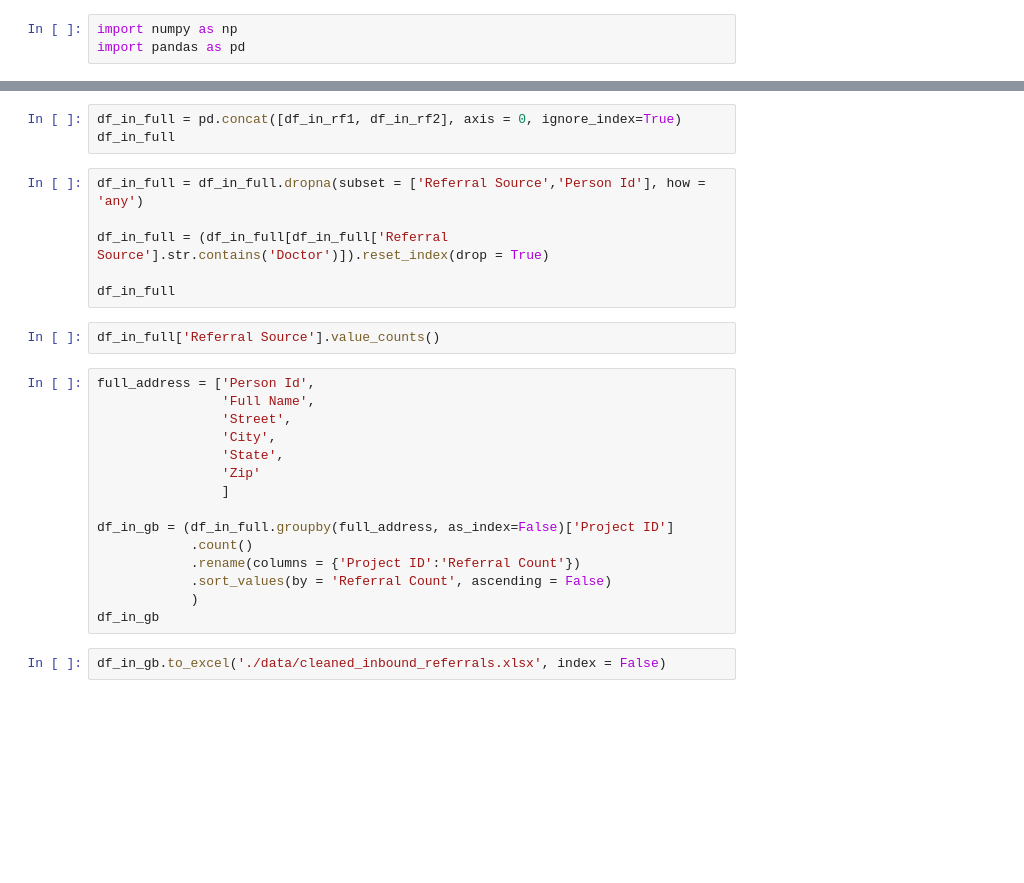
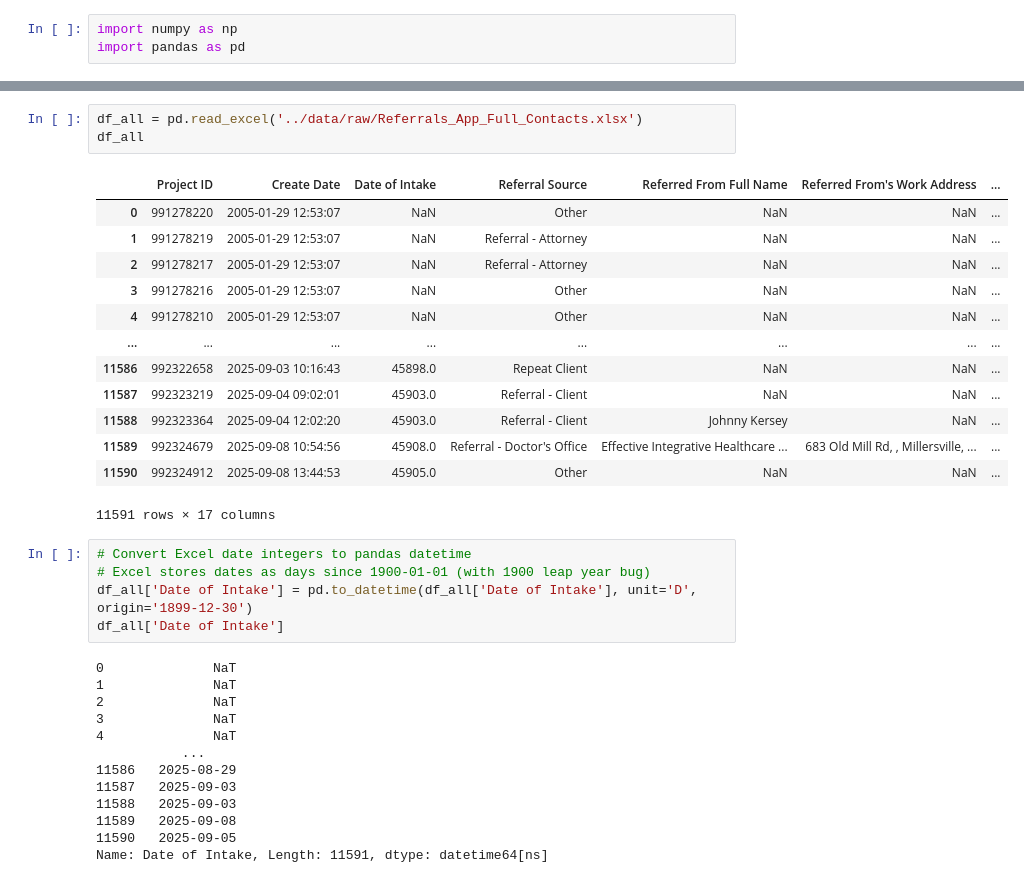
Before and after one commit to The-Jaklitsch-Law-Group/JLG_Provider_Recommender, a Jupyter notebook: prepare_contacts/contact_cleaning.ipynb, the cells around one changed output, grey strips where cells are left out. Saved outputs shown, nothing was run; the diff lists cells and outputs as text; blank space fills up the shorter version.

```diff
--- a/prepare_contacts/contact_cleaning.ipynb
+++ b/prepare_contacts/contact_cleaning.ipynb
@@ -255,28 +6,35 @@ df_in_rf2
-# %%
-df_in_full = pd.concat([df_in_rf1, df_in_rf2], axis = 0, ignore_index=True)
-df_in_full
-# %%
-df_in_full = df_in_full.dropna(subset = ['Referral Source','Person Id'], how = 'any')
-
-df_in_full = (df_in_full[df_in_full['Referral Source'].str.contains('Doctor')]).reset_index(drop = True)
-
-df_in_full
-# %%
-df_in_full['Referral Source'].value_counts()
-# %%
-full_address = ['Person Id',
-                'Full Name',
-                'Street',
-                'City',
-                'State',
-                'Zip'
-                ]
-
-df_in_gb = (df_in_full.groupby(full_address, as_index=False)['Project ID']
-            .count()
-            .rename(columns = {'Project ID':'Referral Count'})
-            .sort_values(by = 'Referral Count', ascending = False)
-            )
-df_in_gb
-# %%
-df_in_gb.to_excel('./data/cleaned_inbound_referrals.xlsx', index = False)
+# %%
+df_all = pd.read_excel('../data/raw/Referrals_App_Full_Contacts.xlsx')
+df_all
+# %% [output]
+|  | Project ID | Create Date | Date of Intake | Referral Source | Referred From Full Name | Referred From's Work Address | ... |
+| 0 | 991278220 | 2005-01-29 12:53:07 | NaN | Other | NaN | NaN | ... |
+| 1 | 991278219 | 2005-01-29 12:53:07 | NaN | Referral - Attorney | NaN | NaN | ... |
+| 2 | 991278217 | 2005-01-29 12:53:07 | NaN | Referral - Attorney | NaN | NaN | ... |
+| 3 | 991278216 | 2005-01-29 12:53:07 | NaN | Other | NaN | NaN | ... |
+| 4 | 991278210 | 2005-01-29 12:53:07 | NaN | Other | NaN | NaN | ... |
+| ... | ... | ... | ... | ... | ... | ... | ... |
+| 11586 | 992322658 | 2025-09-03 10:16:43 | 45898.0 | Repeat Client | NaN | NaN | ... |
+| 11587 | 992323219 | 2025-09-04 09:02:01 | 45903.0 | Referral - Client | NaN | NaN | ... |
+| 11588 | 992323364 | 2025-09-04 12:02:20 | 45903.0 | Referral - Client | Johnny Kersey | NaN | ... |
+| 11589 | 992324679 | 2025-09-08 10:54:56 | 45908.0 | Referral - Doctor's Office | Effective Integrative Healthcare ... | 683 Old Mill Rd, , Millersville, ... | ... |
+| 11590 | 992324912 | 2025-09-08 13:44:53 | 45905.0 | Other | NaN | NaN | ... |
+11591 rows × 17 columns
+# %%
+# Convert Excel date integers to pandas datetime
+# Excel stores dates as days since 1900-01-01 (with 1900 leap year bug)
+df_all['Date of Intake'] = pd.to_datetime(df_all['Date of Intake'], unit='D', origin='1899-12-30')
+df_all['Date of Intake']
+# %% [output]
+0              NaT
+1              NaT
+2              NaT
+3              NaT
+4              NaT
+           ...
+11586   2025-08-29
+11587   2025-09-03
+11588   2025-09-03
+11589   2025-09-08
+11590   2025-09-05
+Name: Date of Intake, Length: 11591, dtype: datetime64[ns]
```
Also changed, not shown: parts of 31 cells of this notebook, 43 other files.
